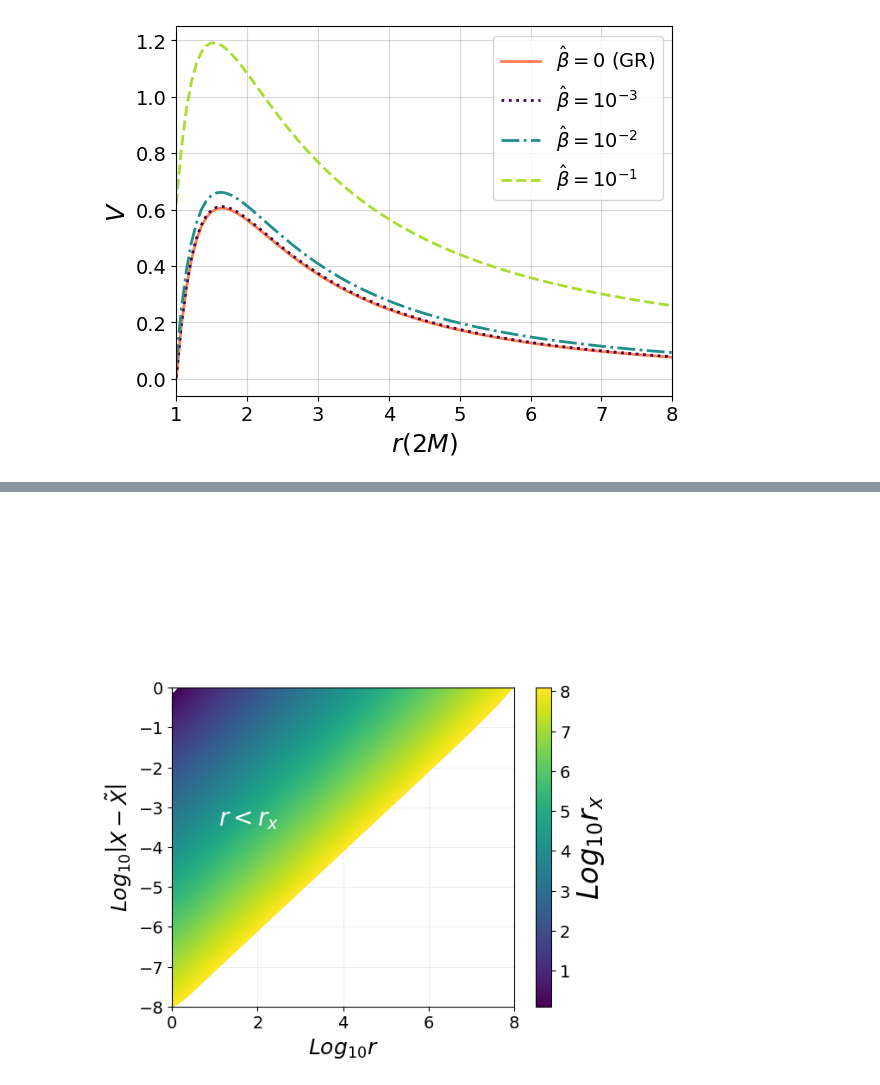
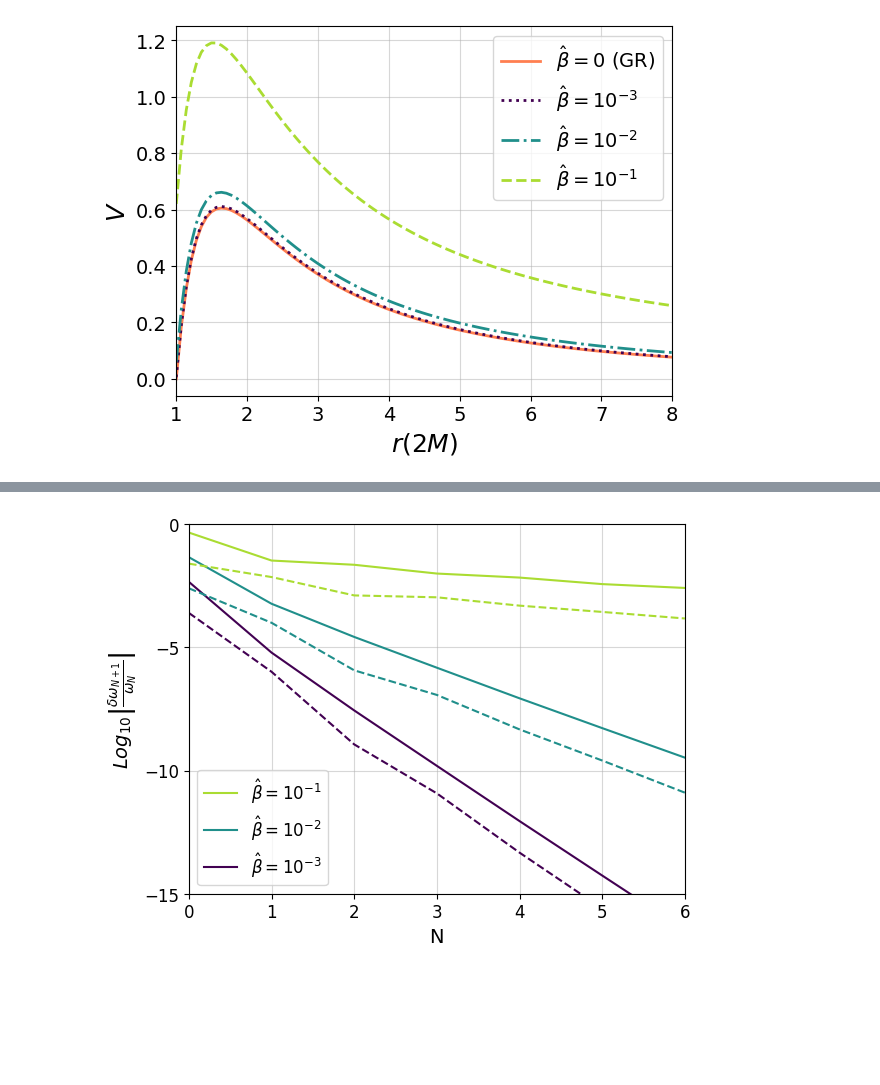
Before and after one commit to sergisl/ringdown-calculations, a Jupyter notebook: plots-Stability-QNMs-SdS-t-dep.ipynb, the cells around one changed output, grey strips where cells are left out. Drawn from its saved outputs; the diff is of its cells as text; code cells hidden in the pictures; blank space fills up the shorter version.

```diff
--- a/plots-Stability-QNMs-SdS-t-dep.ipynb
+++ b/plots-Stability-QNMs-SdS-t-dep.ipynb
@@ -205,34 +172,44 @@ plt.savefig('QNM-error-plot.pdf', bbox_inches='tight')
-# %%
-def X_large_r_diff(a,b):
-    return (1) / (2+2*(10)**(2*a)) - (10**(2*b)-2*10**b*10**a*(1+10**(2*a))*((2+10**(3*a))/(10**a+10**(3*a)))**(1/2)-(10**a)*(-2+10**a-2*10**(2*a)+10**(3*a))) / (2*10**(2*b)*(1+10**(2*a)))
-
-a = np.linspace(0, 8, 100)
-rates = np.arange(0.1,8.1,0.01)
-
-lines = [np.column_stack([a, np.log10(np.absolute(X_large_r_diff(a,b)))]) for b in rates]
-
-fig, ax = plt.subplots()
-
-lc = LineCollection(lines, cmap='viridis',array=rates)
-line = ax.add_collection(lc)
-
-
-plt.axhline(y = 0, color = 'white', linestyle = '--')
-
-ax.text(
-    1.8, -3.3, r'$r<r_x$', ha="center", va="center",color='w', size=20,alpha=1)
-
-ax.text(
-    5.5, 4, r'$r>r_x$', ha="center", va="center",color='w', size=20,alpha=1)
-
-plt.xlim(0, 8)
-plt.xlabel(r"$Log_{10}r$", size = 18)
-plt.ylabel(r"$Log_{10}\left|X-\tilde{X}\right|$", size = 18)
-plt.grid(alpha=0.2)
-plt.margins(x=0)
-plt.ylim(-8, 0)
-cb = fig.colorbar(line)
-cb.set_label(label='$Log_{10}r_x$', size='xx-large')
-plt.savefig('X-plot-large-r.pdf', bbox_inches='tight',transparent=True)
-# %% [output]
-[figure, removed]
+# %%
+power_exp = np.array([0,1,2,3,4,5,6])
+
+re_beta_one = np.array([-0.3427099064, -1.478025516, -1.649787845, -2.005904517, \
+-2.169244295, -2.434242237, -2.590397117])
+re_beta_two = np.array([-1.342709906, -3.232094155, -4.578562700, -5.827522437, -7.069192405, \
+-8.278857303, -9.476909723])
+re_beta_three = np.array([-2.342709906, -5.213711353, -7.561512085, -9.810358192, -12.05205697, \
+-14.26172757, -16.45979017])
+
+im_beta_one = np.array([-1.604159026, -2.148381495, -2.893527812, -2.970199031, -3.308440075, \
+-3.563530610, -3.829307915])
+im_beta_two = np.array([-2.604159026, -4.003968809, -5.933981220, -6.932312118, -8.331446790, \
+-9.594514086, -10.89872615])
+im_beta_three = np.array([-3.604159026, -5.991853726, -8.939408185, -10.92772903, -13.33244491, \
+-15.59793456, -17.90799960])
+
+beta_values = np.array([-12,-11,-10,-9,-8,-7,-6,-5,-4,-3,-2,-1])
+
+fig = plt.figure()
+gs = fig.add_gridspec(2, hspace=0)
+plt.plot(power_exp, re_beta_one, color='#aadc32', label="$\hat\\beta=10^{-1}$")
+plt.plot(power_exp, re_beta_two, color='#208f8b', label="$\hat\\beta=10^{-2}$")
+plt.plot(power_exp, re_beta_three, color='#420152', label="$\hat\\beta=10^{-3}$")
+plt.plot(power_exp, im_beta_one, color='#aadc32', linestyle='--')
+plt.plot(power_exp, im_beta_two, color='#208f8b', linestyle='--')
+plt.plot(power_exp, im_beta_three, color='#420152', linestyle='--')
+
+plt.grid(alpha=0.5)
+
+plt.ylabel("$Log_{10}\left|\\frac{\delta\omega_{N+1}}{\omega_{N}}\\right|$", fontsize=14)
+plt.xlabel("N", fontsize=14)
+
+plt.xticks([0,1,2,3,4,5,6,7,8,9,10,11], fontsize=12)
+plt.yticks([0,-5,-10,-15,-20,-30,-40,-50], fontsize=12)
+
+plt.legend(loc='lower left', fontsize=12)
+
+plt.xlim(0, 6)
+plt.ylim(-15, 0)
+
+plt.savefig('QNM-error-plot.pdf', bbox_inches='tight',transparent=True)
+# %% [output]
+[figure, added]
```
Also changed, not shown: parts of 2 cells of this notebook.
